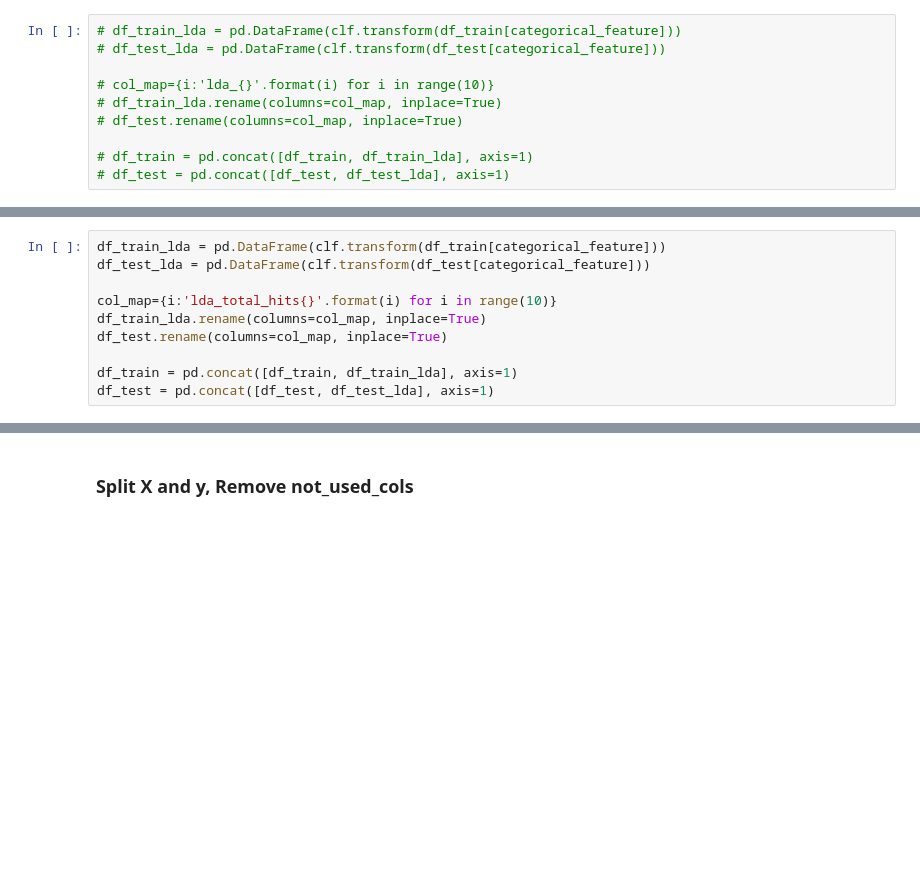
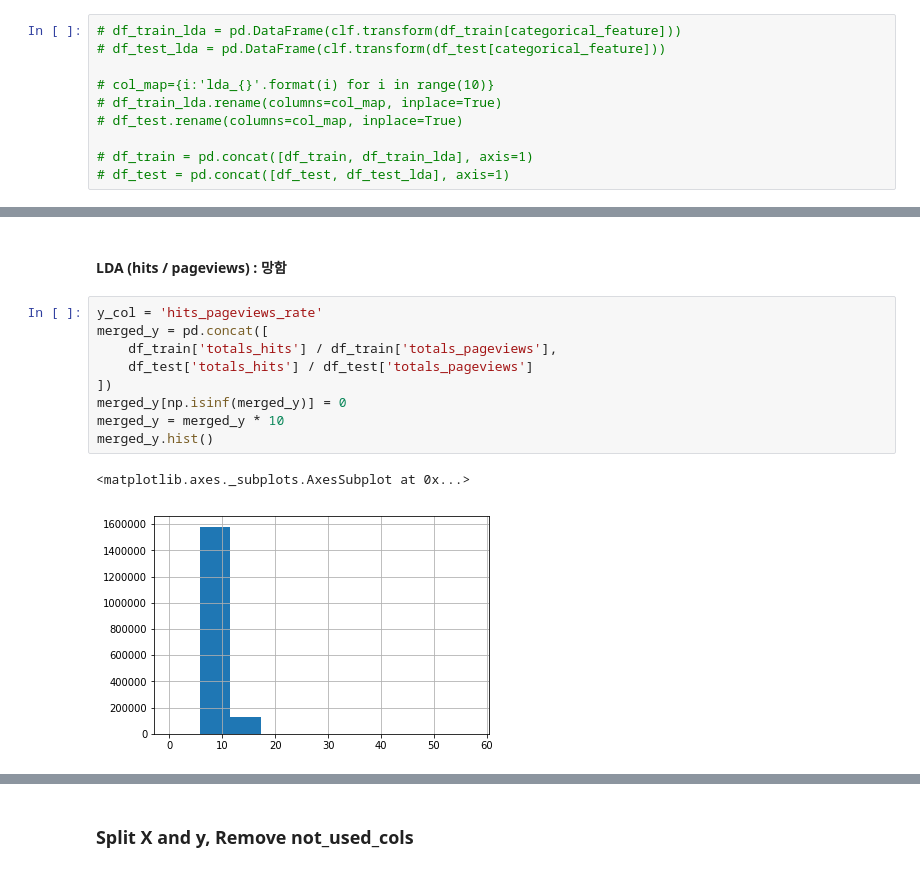
Before and after one commit to zooicl/GStore, a Jupyter notebook: 531_lgbm_base.ipynb, the cells around one changed output, grey strips where cells are left out. Saved outputs shown, nothing was run; the diff lists cells and outputs as text; blank space fills up the shorter version.

```diff
--- a/531_lgbm_base.ipynb
+++ b/531_lgbm_base.ipynb
@@ -322,10 +315,0 @@ LinearDiscriminantAnalysis(n_components=10, priors=None, shrinkage=None,
-# %%
-df_train_lda = pd.DataFrame(clf.transform(df_train[categorical_feature]))
-df_test_lda = pd.DataFrame(clf.transform(df_test[categorical_feature]))
-
-col_map={i:'lda_total_hits{}'.format(i) for i in range(10)}
-df_train_lda.rename(columns=col_map, inplace=True)
-df_test.rename(columns=col_map, inplace=True)
-
-df_train = pd.concat([df_train, df_train_lda], axis=1)
-df_test = pd.concat([df_test, df_test_lda], axis=1)
@@ -331,0 +322,14 @@ df_test = pd.concat([df_test, df_test_lda], axis=1)
+# %% [markdown]
+#### LDA (hits / pageviews) : 망함
+# %%
+y_col = 'hits_pageviews_rate'
+merged_y = pd.concat([
+    df_train['totals_hits'] / df_train['totals_pageviews'],
+    df_test['totals_hits'] / df_test['totals_pageviews']
+])
+merged_y[np.isinf(merged_y)] = 0
+merged_y = merged_y * 10
+merged_y.hist()
+# %% [output]
+<matplotlib.axes._subplots.AxesSubplot at 0x...>
+[figure, added]
```
Also changed, not shown: parts of 11 cells of this notebook, 3 other files.
